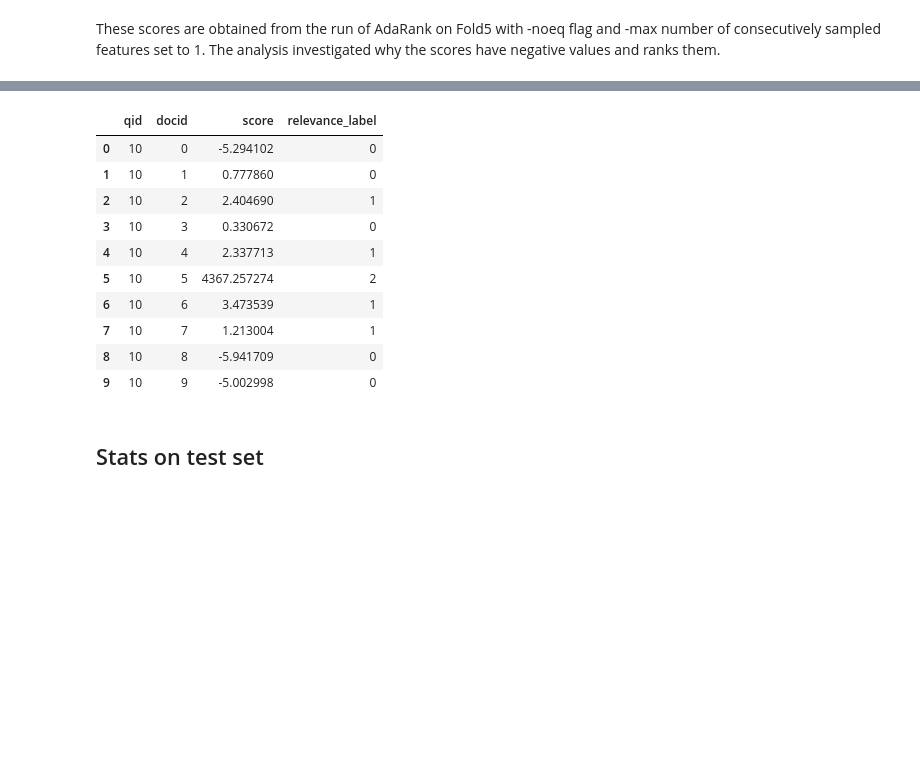
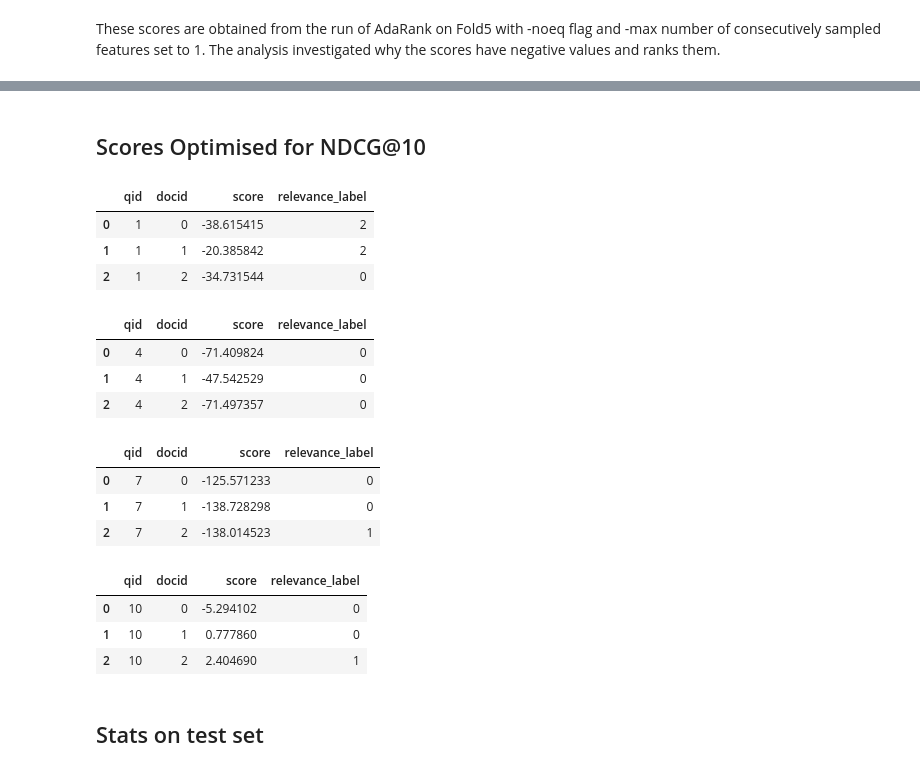
Before and after one commit to RalucaGeorgescu/IRDM, a Jupyter notebook: AdaRank/AdaRank_Evaluation.ipynb, the cells around one changed output, grey strips where cells are left out. Saved outputs shown, nothing was run; the diff lists cells and outputs as text; code cells hidden in the pictures; blank space fills up the shorter version.

```diff
--- a/AdaRank/AdaRank_Evaluation.ipynb
+++ b/AdaRank/AdaRank_Evaluation.ipynb
@@ -14,7 +7,13 @@ from sklearn.linear_model import LinearRegression
 # %% [markdown]
 These scores are obtained from the run of AdaRank on Fold5 with -noeq flag and -max number of consecutively sampled features set to 1. The analysis investigated why the scores have negative values and ranks them.
 # %%
-test_data = pd.read_csv('/Users/ralucageorgescu/Documents/MSLR-WEB10K/Fold5/test.txt', sep=" ", header = None)
-test_data[1] = test_data[1].map(lambda x:x.lstrip('qid:'))
-test_data_q_rel = pd.concat([test_data[1], test_data[0]], axis=1, keys=['qid', 'relevance_label'])
-test_data_q_rel[:5]
+from collections import defaultdict
+
+test_data = defaultdict()
+test_data_q_rel = defaultdict()
+
+# Import test data for all 5 folds and extract query id and relevance label
+for i in range(1,6):
+    test_data[i] = pd.read_csv('/Users/ralucageorgescu/Documents/MSLR-WEB10K/Fold%d/test.txt'%i, sep=" ", header = None)
+    test_data[i][1] = test_data[i][1].map(lambda x:x.lstrip('qid:'))
+    test_data_q_rel[i] = pd.concat([test_data[i][1], test_data[i][0]], axis=1, keys=['qid', 'relevance_label'])
@@ -27,0 +51,2 @@ test_data_q_rel[:5]
+# %% [markdown]
+## Scores Optimised for NDCG@10
@@ -28,19 +56,39 @@ test_data_q_rel[:5]
+# %%
+data_fold2 = pd.read_table('/Users/ralucageorgescu/Documents/scores_fold2.txt', names= ['qid','docid','score'])
+data_fold2['relevance_label'] = test_data[2][0]
+data_fold2[:3]
+# %% [output]
+|  | qid | docid | score | relevance_label |
+| 0 | 1 | 0 | -38.615415 | 2 |
+| 1 | 1 | 1 | -20.385842 | 2 |
+| 2 | 1 | 2 | -34.731544 | 0 |
+# %%
+data_fold3 = pd.read_table('/Users/ralucageorgescu/Documents/scores_fold3.txt', names= ['qid','docid','score'])
+data_fold3['relevance_label'] = test_data[3][0]
+data_fold3[:3]
+# %% [output]
+|  | qid | docid | score | relevance_label |
+| 0 | 4 | 0 | -71.409824 | 0 |
+| 1 | 4 | 1 | -47.542529 | 0 |
+| 2 | 4 | 2 | -71.497357 | 0 |
+# %%
+data_fold4 = pd.read_table('/Users/ralucageorgescu/Documents/scores_fold4.txt', names= ['qid','docid','score'])
+data_fold4['relevance_label'] = test_data[4][0]
+data_fold4[:3]
+# %% [output]
+|  | qid | docid | score | relevance_label |
+| 0 | 7 | 0 | -125.571233 | 0 |
+| 1 | 7 | 1 | -138.728298 | 0 |
+| 2 | 7 | 2 | -138.014523 | 1 |
 # %%
-data = pd.read_table('/Users/ralucageorgescu/Documents/scores.txt')
-data['relevance_label'] = test_data[0]
-data[:10]
+data_fold5 = pd.read_table('/Users/ralucageorgescu/Documents/scores.txt')
+data_fold5['relevance_label'] = test_data[5][0]
+data_fold5[:3]
 # %% [output]
 |  | qid | docid | score | relevance_label |
 | 0 | 10 | 0 | -5.294102 | 0 |
 | 1 | 10 | 1 | 0.777860 | 0 |
 | 2 | 10 | 2 | 2.404690 | 1 |
-| 3 | 10 | 3 | 0.330672 | 0 |
-| 4 | 10 | 4 | 2.337713 | 1 |
-| 5 | 10 | 5 | 4367.257274 | 2 |
-| 6 | 10 | 6 | 3.473539 | 1 |
-| 7 | 10 | 7 | 1.213004 | 1 |
-| 8 | 10 | 8 | -5.941709 | 0 |
-| 9 | 10 | 9 | -5.002998 | 0 |
 # %% [markdown]
 ## Stats on test set
 # %% [markdown]
```
Also changed, not shown: parts of 48 cells of this notebook.
